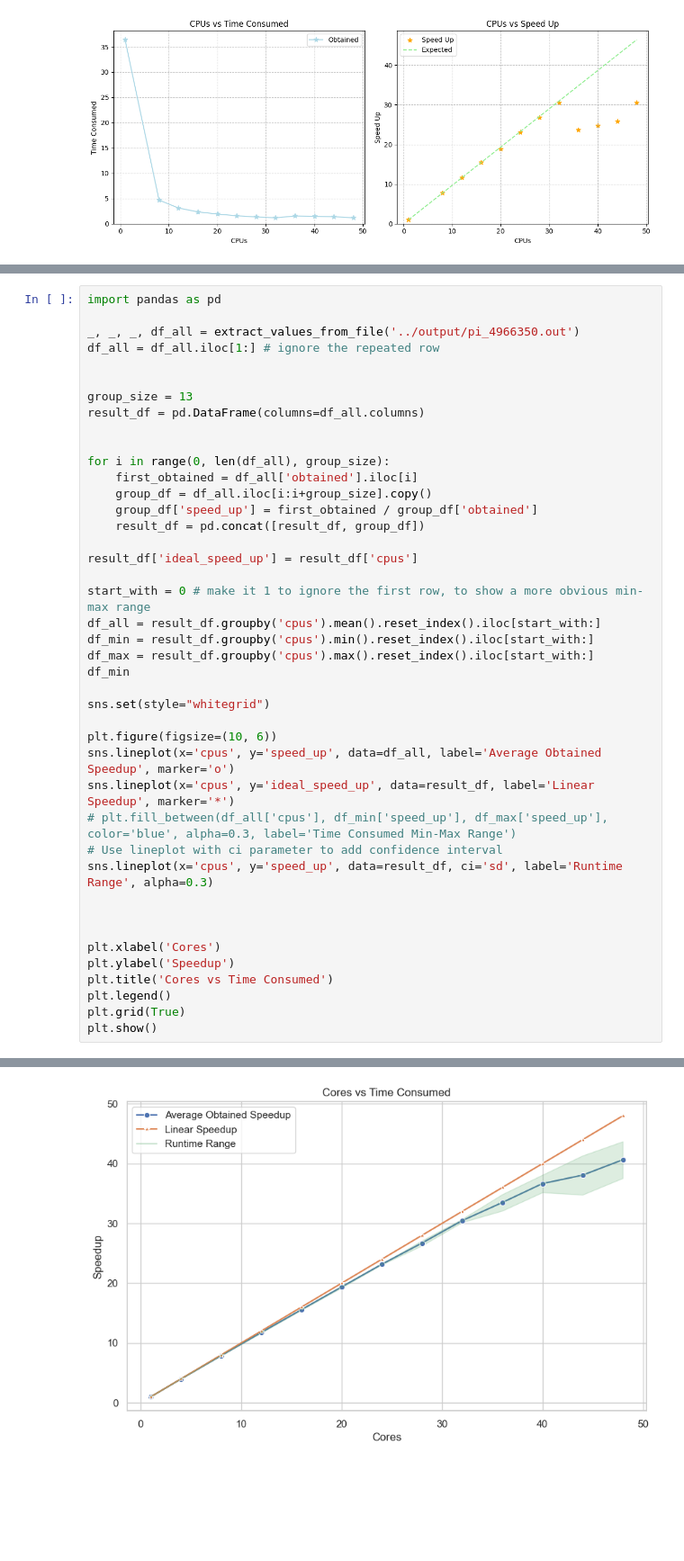
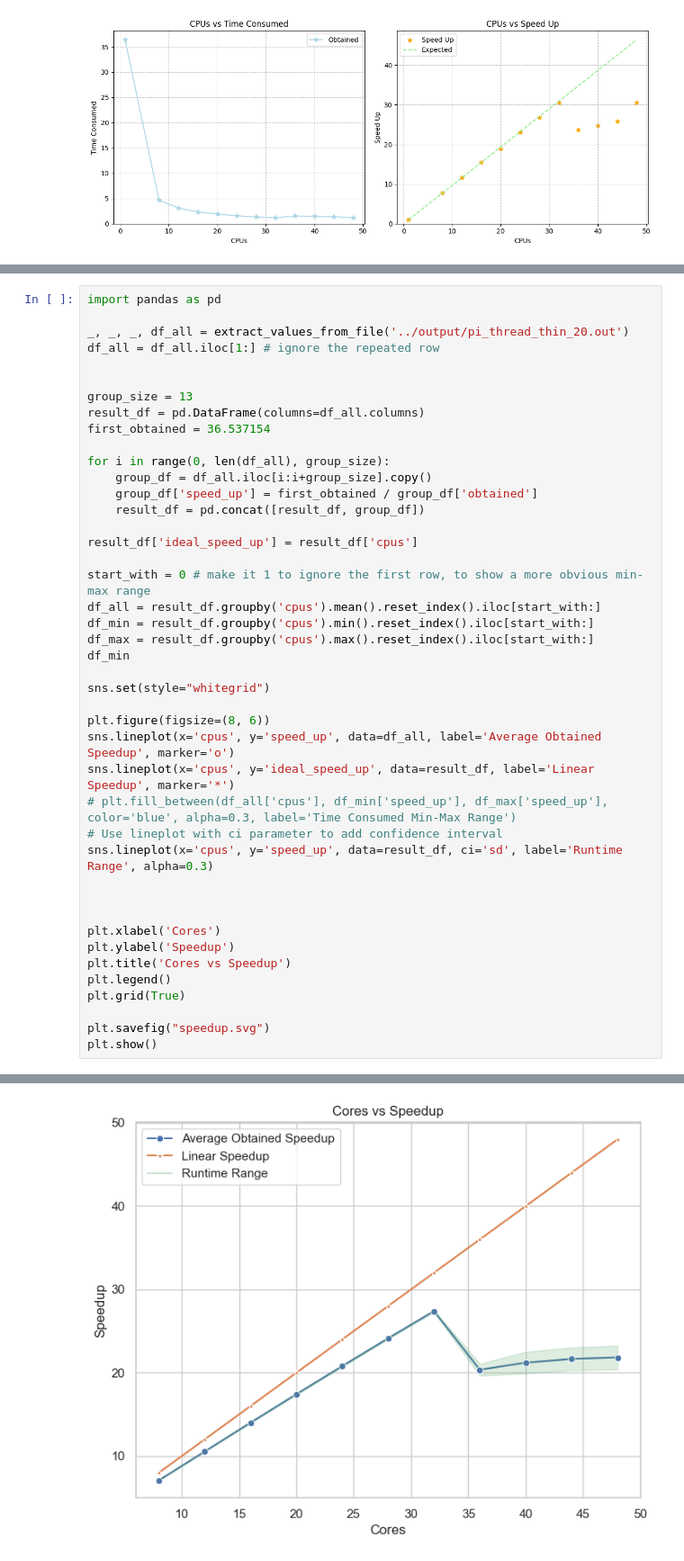
Before and after one commit to dondavan/HPC, a Jupyter notebook: ass2/visualization/pi_vis.ipynb, the cells around one changed output, grey strips where cells are left out. Shown at 90% size. Saved outputs shown, nothing was run; the diff lists cells and outputs as text; blank space fills up the shorter version.

```diff
--- a/ass2/visualization/pi_vis.ipynb
+++ b/ass2/visualization/pi_vis.ipynb
@@ -220,47 +221,48 @@ plt.show()
 # %%
 import pandas as pd
 
-_, _, _, df_all = extract_values_from_file('../output/pi_4966350.out')
+_, _, _, df_all = extract_values_from_file('../output/pi_thread_thin_20.out')
 df_all = df_all.iloc[1:] # ignore the repeated row
 
 
 group_size = 13
 result_df = pd.DataFrame(columns=df_all.columns)
-
+first_obtained = 36.537154
 
 for i in range(0, len(df_all), group_size):
-    first_obtained = df_all['obtained'].iloc[i]
     group_df = df_all.iloc[i:i+group_size].copy()
     group_df['speed_up'] = first_obtained / group_df['obtained']
     result_df = pd.concat([result_df, group_df])
 
 result_df['ideal_speed_up'] = result_df['cpus']
 
 start_with = 0 # make it 1 to ignore the first row, to show a more obvious min-max range
 df_all = result_df.groupby('cpus').mean().reset_index().iloc[start_with:]
 df_min = result_df.groupby('cpus').min().reset_index().iloc[start_with:]
 df_max = result_df.groupby('cpus').max().reset_index().iloc[start_with:]
 df_min
 
 sns.set(style="whitegrid")
 
-plt.figure(figsize=(10, 6))
+plt.figure(figsize=(8, 6))
 sns.lineplot(x='cpus', y='speed_up', data=df_all, label='Average Obtained Speedup', marker='o')
 sns.lineplot(x='cpus', y='ideal_speed_up', data=result_df, label='Linear Speedup', marker='*')
 # plt.fill_between(df_all['cpus'], df_min['speed_up'], df_max['speed_up'], color='blue', alpha=0.3, label='Time Consumed Min-Max Range')
 # Use lineplot with ci parameter to add confidence interval
 sns.lineplot(x='cpus', y='speed_up', data=result_df, ci='sd', label='Runtime Range', alpha=0.3)
 
 
 
 plt.xlabel('Cores')
 plt.ylabel('Speedup')
-plt.title('Cores vs Time Consumed')
+plt.title('Cores vs Speedup')
 plt.legend()
 plt.grid(True)
+
+plt.savefig("speedup.svg")
 plt.show()
 # %% [output]
 The `ci` parameter is deprecated. Use `errorbar='sd'` for the same effect.
 
   sns.lineplot(x='cpus', y='speed_up', data=result_df, ci='sd', label='Runtime Range', alpha=0.3)
-[figure, old version]
+[figure, new version]
```
Also changed, not shown: parts of 4 cells of this notebook, 10 other files.
